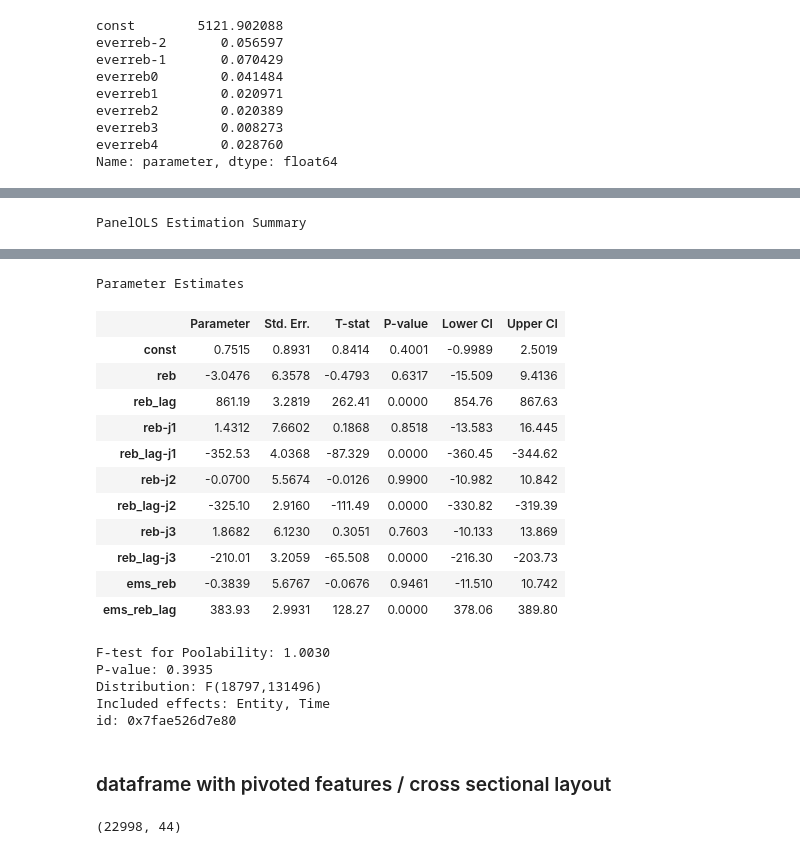
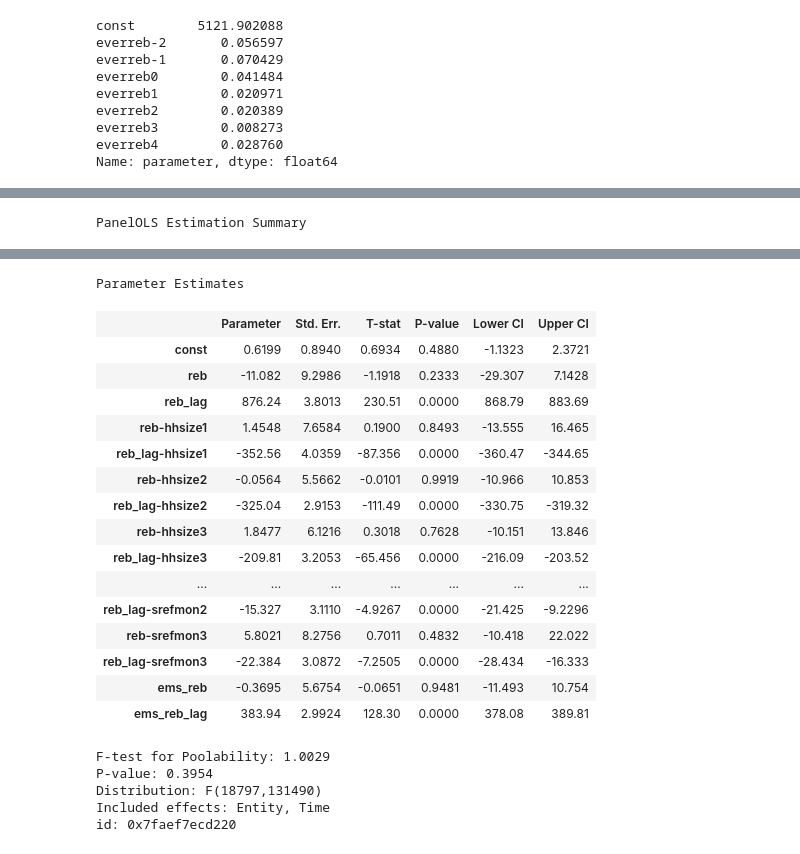
Before and after one commit to MaxDerWeber/MasterThesis, a Jupyter notebook: Powell_dataset.ipynb, the cells around one changed output, grey strips where cells are left out. Saved outputs shown, nothing was run; the diff lists cells and outputs as text; code cells hidden in the pictures.

Commit message:
Added interaction term srefmon to FE 2SLS.

```diff
--- a/Powell_dataset.ipynb
+++ b/Powell_dataset.ipynb
@@ -482,7 +484,7 @@ everreb3        0.008273
 everreb4        0.028760
 Name: parameter, dtype: float64
 # %%
-def get_grouping(df_column, group_dict, reb_dummies_df):
+def get_grouping(df_column, group_dict, reb_dummies_df, naming_interaction = 'j'):
     # get flag indicating the group with the dictionary-mapping:
     new_col = df_column.apply(lambda x: next((k for k, v in group_dict.items() if x in v), 0))
     new_col = new_col.rename(new_col.name + '_flag')
@@ -497,10 +499,10 @@ def get_grouping(df_column, group_dict, reb_dummies_df):
 
         new_dummy_names = []
         for name in dummies_group.columns:
-            new_dummy_names.append(name + '-j' + str(group_id))
+            new_dummy_names.append(name + '-' + naming_interaction + str(group_id))
         dummies_group.columns = new_dummy_names
         df_group_interactions = df_group_interactions.merge(dummies_group,left_index= True, right_index=True)
-        #df_group_dummies.replace(np.NaN, 0, inplace = True)
+        df_group_interactions.replace(np.NaN, 0, inplace = True)
     return df_group_interactions
 # %%
 houshold.drop(['ssuid','month_total'], inplace=True, axis = 1)
@@ -522,16 +524,17 @@ Index(['ssuid', 'month_total', 'level_0', 'pp', 'index', 'Unnamed: 0', 'swave',
        'everreb9', 'everreb10', 'everreb11'],
       dtype='object')
 # %%
-houshold = houshold.groupby(['ssuid', 'month_total'])[['ssuid', 'tfearn', 'amt_tot','tftotinc', 'month_total', 'reb_month', 'spouse', 'famsize',
+houshold = houshold.groupby(['ssuid', 'month_total'])[['ssuid', 'tfearn', 'amt_tot','tftotinc', 'month_total', 'reb_month', 'spouse', 'famsize', 'srefmon',
                                                         'everreb0', 'everreb1', 'everreb2', 'everreb3']].agg({'tfearn': 'first',
                                                                                                             'reb_month': 'first',
                                                                                                              'tftotinc': 'first',
                                                                                                              'amt_tot': 'sum',
                                                                                                              'famsize': 'first',
                                                                                                              'spouse': 'first',
+                                                                                                             'srefmon': 'first',
                                                                                                              'everreb0': 'first',
                                                                                                              'everreb1': 'first',
                                                                                                              'everreb2': 'first',
                                                                                                              'everreb3': 'first'})
-houshold[['amt_tot', 'tfearn', 'famsize', 'spouse']].describe()
+houshold[['amt_tot', 'tfearn', 'spouse', 'famsize', 'srefmon']].describe()
 # %% [output]
@@ -552,13 +555,17 @@ powell_hh['reb_lag'] = houshold['everreb3'] + houshold['everreb3']
 powell_hh['erbatamt'] = powell_hh['amt_tot'].multiply(powell_hh['reb'], axis = 'index')  # so that it is 0 in the months without rebate payout
 powell_hh['erbatamt_lag'] = powell_hh['amt_tot'].multiply(powell_hh['reb_lag'], axis = 'index')
 #interaction terms based on  marital status, household size, month (and month relative to interview month)
-powell_hh[['spouse', 'famsize']] = houshold[['spouse', 'famsize']]
+powell_hh[['spouse', 'famsize', 'srefmon']] = houshold[['spouse', 'famsize', 'srefmon']]
 
 ems_interactions = powell_hh[['reb', 'reb_lag']].multiply(powell_hh['spouse'], axis='index')
 ems_interactions.columns = ['ems_reb', 'ems_reb_lag']
 
-ehhnumpp_dict = {1:range(1,2), 2:range(2,3), 3: range(3,4), 4: range(5,20)} # group 4 has to be omitted to get full rank
-hhsize_interactions = get_grouping(powell_hh['famsize'], ehhnumpp_dict, powell_hh[['reb', 'reb_lag']])
+ehhnumpp_dict = {1:range(1,2), 2:range(2,3), 3: range(3,4), 4: range(5,20)} # group 4 has to be omitted to get full rank?
+hhsize_interactions = get_grouping(powell_hh['famsize'], ehhnumpp_dict, powell_hh[['reb', 'reb_lag']], 'hhsize')
 
-powell_hh = pd.concat([powell_hh,ems_interactions,hhsize_interactions], axis = 1)
+srefmon_dict = {1:'First Reference month', 2:'Second Reference month', 3:'Third Reference month', 4:'Fourth Reference month'}
+srefmon_interactions = get_grouping(powell_hh['srefmon'], srefmon_dict, powell_hh[['reb', 'reb_lag']], 'srefmon')
+
+powell_hh = pd.concat([powell_hh,ems_interactions,hhsize_interactions, srefmon_interactions], axis = 1)
 powell_hh.columns
+powell_hh.replace(np.NaN,0, inplace=True)
@@ -644,6 +647,8 @@ id: 0x7fadaa57c100
 # %%
 # first stage fitted rebate with interactions
-exog_vars = powell_hh[['reb', 'reb_lag', 'reb-j1', 'reb_lag-j1', 'reb-j2', 'reb_lag-j2', 'reb-j3', 'reb_lag-j3', 'ems_reb', 'ems_reb_lag']]
+exog_vars = powell_hh[['reb', 'reb_lag', 'reb-hhsize1', 'reb_lag-hhsize1', 'reb-hhsize2', 'reb_lag-hhsize2',
+                       'reb-hhsize3', 'reb_lag-hhsize3', 'reb-srefmon1', 'reb_lag-srefmon1',
+                       'reb-srefmon2','reb_lag-srefmon2', 'reb-srefmon3', 'reb_lag-srefmon3', 'ems_reb', 'ems_reb_lag']]
 exog = sm.add_constant(exog_vars)
 exog
 model_interactions = PanelOLS(powell_hh['erbatamt'], exog, entity_effects = True, time_effects = True, check_rank = True, drop_absorbed=True)
@@ -689,6 +698,8 @@ id: 0x7fadaa5599d0
 # %%
 # first stage fitted rebate lag with interactions
-exog_vars = powell_hh[['reb', 'reb_lag', 'reb-j1', 'reb_lag-j1', 'reb-j2', 'reb_lag-j2', 'reb-j3', 'reb_lag-j3', 'ems_reb', 'ems_reb_lag']]
+exog_vars = powell_hh[['reb', 'reb_lag', 'reb-hhsize1', 'reb_lag-hhsize1', 'reb-hhsize2', 'reb_lag-hhsize2',
+                       'reb-hhsize3', 'reb_lag-hhsize3', 'reb-srefmon1', 'reb_lag-srefmon1',
+                       'reb-srefmon2','reb_lag-srefmon2', 'reb-srefmon3', 'reb_lag-srefmon3', 'ems_reb', 'ems_reb_lag']]
 exog = sm.add_constant(exog_vars)
 exog
 model_interactions = PanelOLS(powell_hh['erbatamt_lag'], exog, entity_effects = True, time_effects = True, check_rank = True, drop_absorbed=True)
@@ -712,37 +723,26 @@ PanelOLS Estimation Summary
 | Avg Obs: | 1.366e+04 |  |  |
 | Min Obs: | 4632.0 |  |  |
 | Max Obs: | 1.879e+04 |  |  |
 |  |  |  |  |
 Parameter Estimates
 |  | Parameter | Std. Err. | T-stat | P-value | Lower CI | Upper CI |
-| const | 0.7515 | 0.8931 | 0.8414 | 0.4001 | -0.9989 | 2.5019 |
-| reb | -3.0476 | 6.3578 | -0.4793 | 0.6317 | -15.509 | 9.4136 |
-| reb_lag | 861.19 | 3.2819 | 262.41 | 0.0000 | 854.76 | 867.63 |
-| reb-j1 | 1.4312 | 7.6602 | 0.1868 | 0.8518 | -13.583 | 16.445 |
-| reb_lag-j1 | -352.53 | 4.0368 | -87.329 | 0.0000 | -360.45 | -344.62 |
-| reb-j2 | -0.0700 | 5.5674 | -0.0126 | 0.9900 | -10.982 | 10.842 |
-| reb_lag-j2 | -325.10 | 2.9160 | -111.49 | 0.0000 | -330.82 | -319.39 |
-| reb-j3 | 1.8682 | 6.1230 | 0.3051 | 0.7603 | -10.133 | 13.869 |
-| reb_lag-j3 | -210.01 | 3.2059 | -65.508 | 0.0000 | -216.30 | -203.73 |
-| ems_reb | -0.3839 | 5.6767 | -0.0676 | 0.9461 | -11.510 | 10.742 |
-| ems_reb_lag | 383.93 | 2.9931 | 128.27 | 0.0000 | 378.06 | 389.80 |
+| const | 0.6199 | 0.8940 | 0.6934 | 0.4880 | -1.1323 | 2.3721 |
+| reb | -11.082 | 9.2986 | -1.1918 | 0.2333 | -29.307 | 7.1428 |
+| reb_lag | 876.24 | 3.8013 | 230.51 | 0.0000 | 868.79 | 883.69 |
+| reb-hhsize1 | 1.4548 | 7.6584 | 0.1900 | 0.8493 | -13.555 | 16.465 |
+| reb_lag-hhsize1 | -352.56 | 4.0359 | -87.356 | 0.0000 | -360.47 | -344.65 |
+| reb-hhsize2 | -0.0564 | 5.5662 | -0.0101 | 0.9919 | -10.966 | 10.853 |
+| reb_lag-hhsize2 | -325.04 | 2.9153 | -111.49 | 0.0000 | -330.75 | -319.32 |
+| reb-hhsize3 | 1.8477 | 6.1216 | 0.3018 | 0.7628 | -10.151 | 13.846 |
+| reb_lag-hhsize3 | -209.81 | 3.2053 | -65.456 | 0.0000 | -216.09 | -203.52 |
+| ... | ... | ... | ... | ... | ... | ... |
+| reb_lag-srefmon2 | -15.327 | 3.1110 | -4.9267 | 0.0000 | -21.425 | -9.2296 |
+| reb-srefmon3 | 5.8021 | 8.2756 | 0.7011 | 0.4832 | -10.418 | 22.022 |
+| reb_lag-srefmon3 | -22.384 | 3.0872 | -7.2505 | 0.0000 | -28.434 | -16.333 |
+| ems_reb | -0.3695 | 5.6754 | -0.0651 | 0.9481 | -11.493 | 10.754 |
+| ems_reb_lag | 383.94 | 2.9924 | 128.30 | 0.0000 | 378.08 | 389.81 |
-F-test for Poolability: 1.0030
-P-value: 0.3935
-Distribution: F(18797,131496)
+F-test for Poolability: 1.0029
+P-value: 0.3954
+Distribution: F(18797,131490)
 Included effects: Entity, Time
-id: 0x7fae526d7e80
+id: 0x7faef7ecd220
-# %% [markdown]
-### dataframe with pivoted features / cross sectional layout
-# %%
-from functools import reduce
-output = get_pivoted_feature(houshold[houshold['lag_time'].notnull()], 'tfearn')
-lagged_reb = get_pivoted_feature(houshold[houshold['lag_time'].notnull()], 'amt_tot')
-control_dummies = houshold[['spouse', 'change_spouse', 'srefmon', 'reb_month', 'famsize']].groupby('pp').first()
-cont_variables = houshold[['tage']].groupby('pp').first()
-
-variables = [output, lagged_reb, control_dummies, cont_variables]
-df_default = reduce(lambda  left,right: \
-                    pd.merge(left,right, left_index = True, right_index = True, how='outer'), variables)
-df_default.shape
-# %% [output]
-(22998, 44)
```
Also changed, not shown: parts of 14 cells of this notebook.
